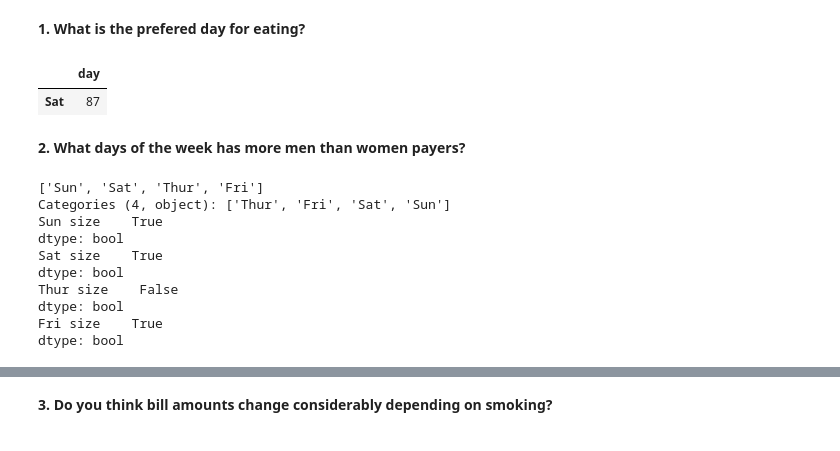
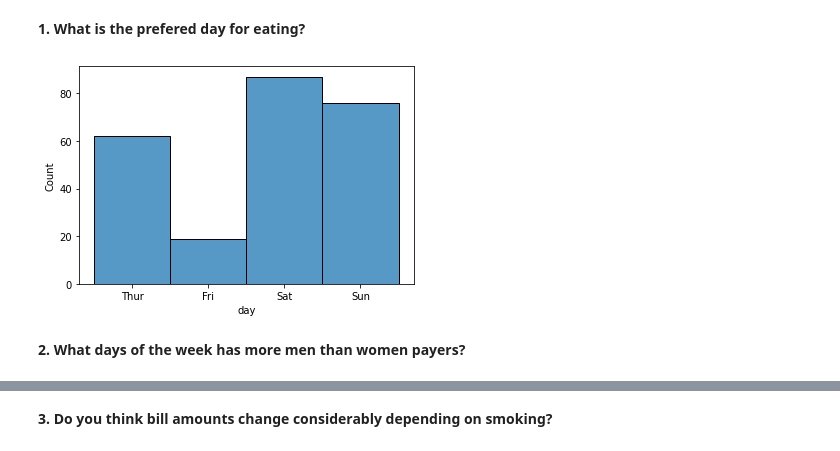
Before and after one commit to Ironhack-Part-Time-Enero2022/lab-visualization-intr, a Jupyter notebook: your-code/challenge-1.ipynb, the cells around one changed output, grey strips where cells are left out. Cells and saved outputs as stored; diff of their text form; code cells hidden in the pictures.

```diff
--- a/your-code/challenge-1.ipynb
+++ b/your-code/challenge-1.ipynb
@@ -34,34 +33,10 @@ df_tips.head(10)
 | 9 | 14.78 | 3.23 | Male | No | Sun | Dinner | 2 |
 # %% [markdown]
 **1. What is the prefered day for eating?**
-# %%
-best_day = pd.DataFrame(df_tips['day'].value_counts())
-best_day[best_day["day"] == max(df_tips['day'].value_counts())]
-# %% [output]
-|  | day |
-| Sat | 87 |
+# %%
+tabla_day = sns.histplot(data=df_tips, x='day')
+# Saturday
+# %% [output]
+[figure, added]
 # %% [markdown]
 **2. What days of the week has more men than women payers?**
-# %%
-quedan = ['day','sex','size']
-df_sex = df_tips[quedan]
-dias = df_sex['day'].unique()
-print(dias)
-#df_sex = df_sex.groupby(['day','sex'], as_index=True)
-df_sex.set_index(['day','sex'], inplace=True)
-
-for i in dias:
-    num_chicas = df_sex.loc[i,'Female'].sum()
-    num_chicos = df_sex.loc[i,'Male'].sum()
-    print(i,num_chicas<num_chicos)
-# %% [output]
-['Sun', 'Sat', 'Thur', 'Fri']
-Categories (4, object): ['Thur', 'Fri', 'Sat', 'Sun']
-Sun size    True
-dtype: bool
-Sat size    True
-dtype: bool
-Thur size    False
-dtype: bool
-Fri size    True
-dtype: bool
```
Also changed, not shown: parts of 5 cells of this notebook.
